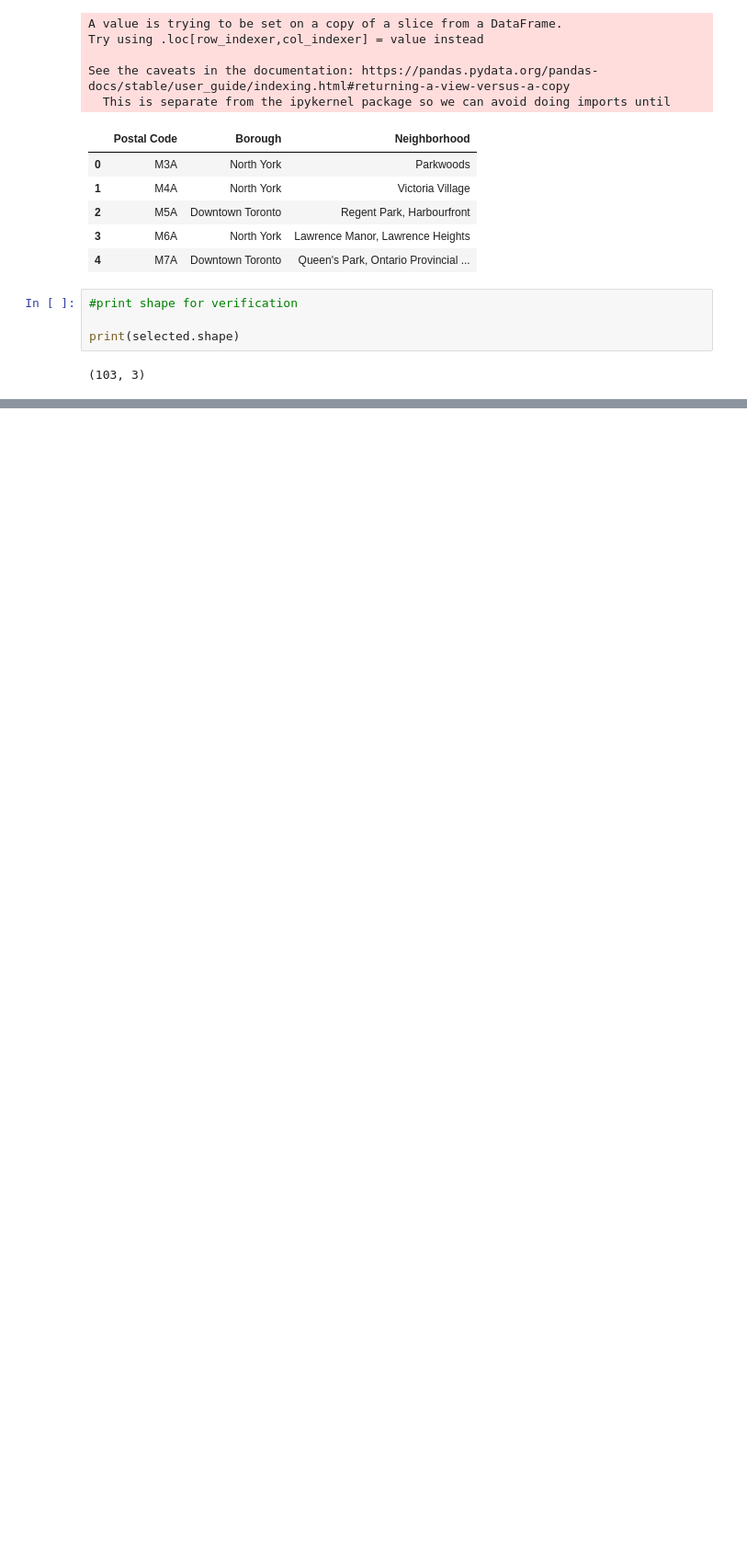
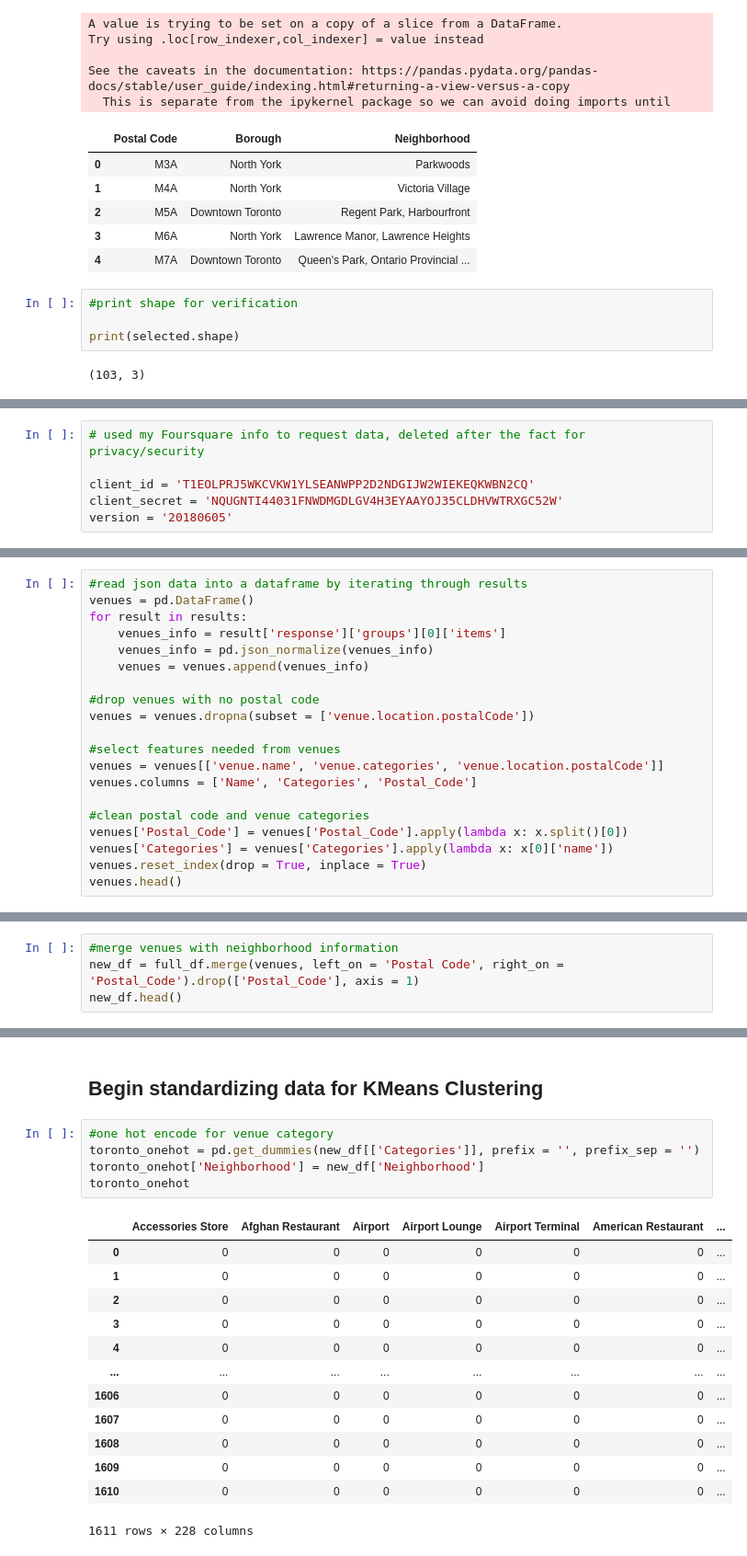
Before and after one commit to tpacun/Coursera_Capstone, a Jupyter notebook: Toronto_Neighborhoods.ipynb, the cells around one changed output, grey strips where cells are left out. Shown at 92% size. Drawn from its saved outputs; the diff is of its cells as text; blank space fills up the shorter version.

Commit message:
final version 1.0

```diff
--- a/Toronto_Neighborhoods.ipynb
+++ b/Toronto_Neighborhoods.ipynb
@@ -103,0 +95,6 @@ import folium
+# %%
+# used my Foursquare info to request data, deleted after the fact for privacy/security
+
+client_id = 'T1EOLPRJ5WKCVKW1YLSEANWPP2D2NDGIJW2WIEKEQKWBN2CQ'
+client_secret = 'NQUGNTI44031FNWDMGDLGV4H3EYAAYOJ35CLDHVWTRXGC52W'
+version = '20180605'
@@ -103,0 +138,20 @@ import folium
+# %%
+#read json data into a dataframe by iterating through results
+venues = pd.DataFrame()
+for result in results:
+    venues_info = result['response']['groups'][0]['items']
+    venues_info = pd.json_normalize(venues_info)
+    venues = venues.append(venues_info)
+
+#drop venues with no postal code
+venues = venues.dropna(subset = ['venue.location.postalCode'])
+
+#select features needed from venues
+venues = venues[['venue.name', 'venue.categories', 'venue.location.postalCode']]
+venues.columns = ['Name', 'Categories', 'Postal_Code']
+
+#clean postal code and venue categories
+venues['Postal_Code'] = venues['Postal_Code'].apply(lambda x: x.split()[0])
+venues['Categories'] = venues['Categories'].apply(lambda x: x[0]['name'])
+venues.reset_index(drop = True, inplace = True)
+venues.head()
@@ -103,0 +165,4 @@ import folium
+# %%
+#merge venues with neighborhood information
+new_df = full_df.merge(venues, left_on = 'Postal Code', right_on = 'Postal_Code').drop(['Postal_Code'], axis = 1)
+new_df.head()
@@ -103,0 +176,21 @@ import folium
+# %% [markdown]
+## Begin standardizing data for KMeans Clustering
+# %%
+#one hot encode for venue category
+toronto_onehot = pd.get_dummies(new_df[['Categories']], prefix = '', prefix_sep = '')
+toronto_onehot['Neighborhood'] = new_df['Neighborhood']
+toronto_onehot
+# %% [output]
+|  | Accessories Store | Afghan Restaurant | Airport | Airport Lounge | Airport Terminal | American Restaurant | ... |
+| 0 | 0 | 0 | 0 | 0 | 0 | 0 | ... |
+| 1 | 0 | 0 | 0 | 0 | 0 | 0 | ... |
+| 2 | 0 | 0 | 0 | 0 | 0 | 0 | ... |
+| 3 | 0 | 0 | 0 | 0 | 0 | 0 | ... |
+| 4 | 0 | 0 | 0 | 0 | 0 | 0 | ... |
+| ... | ... | ... | ... | ... | ... | ... | ... |
+| 1606 | 0 | 0 | 0 | 0 | 0 | 0 | ... |
+| 1607 | 0 | 0 | 0 | 0 | 0 | 0 | ... |
+| 1608 | 0 | 0 | 0 | 0 | 0 | 0 | ... |
+| 1609 | 0 | 0 | 0 | 0 | 0 | 0 | ... |
+| 1610 | 0 | 0 | 0 | 0 | 0 | 0 | ... |
+1611 rows × 228 columns
```
Also changed, not shown: parts of 33 cells of this notebook, 1 other file.
